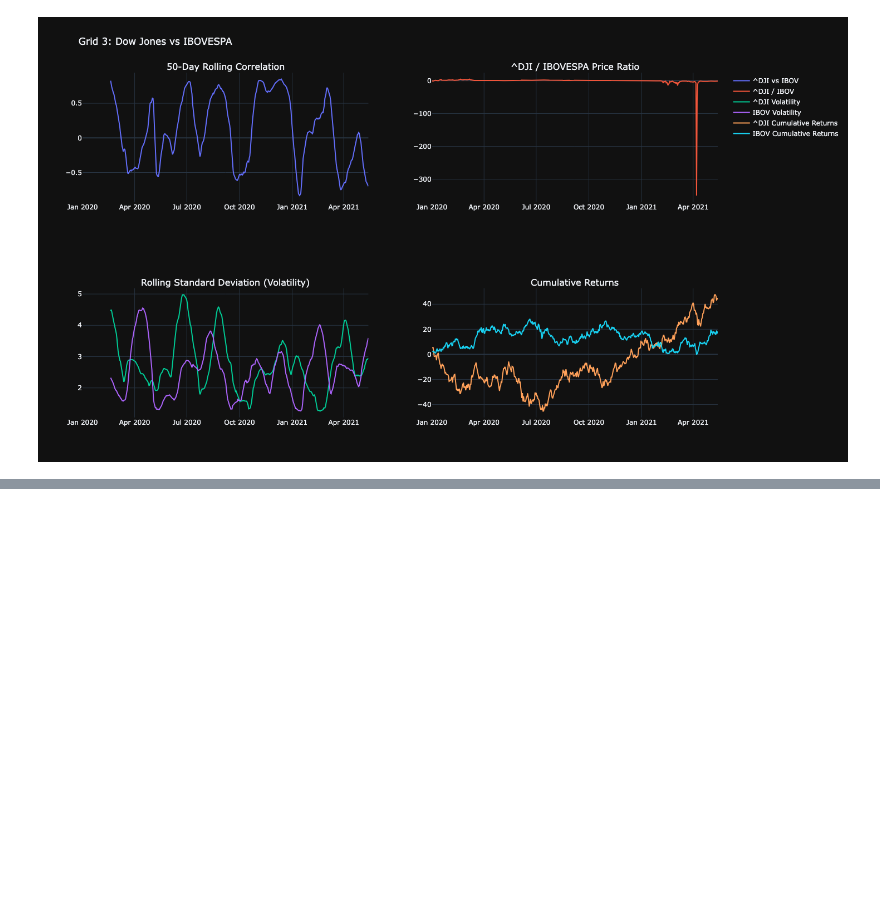
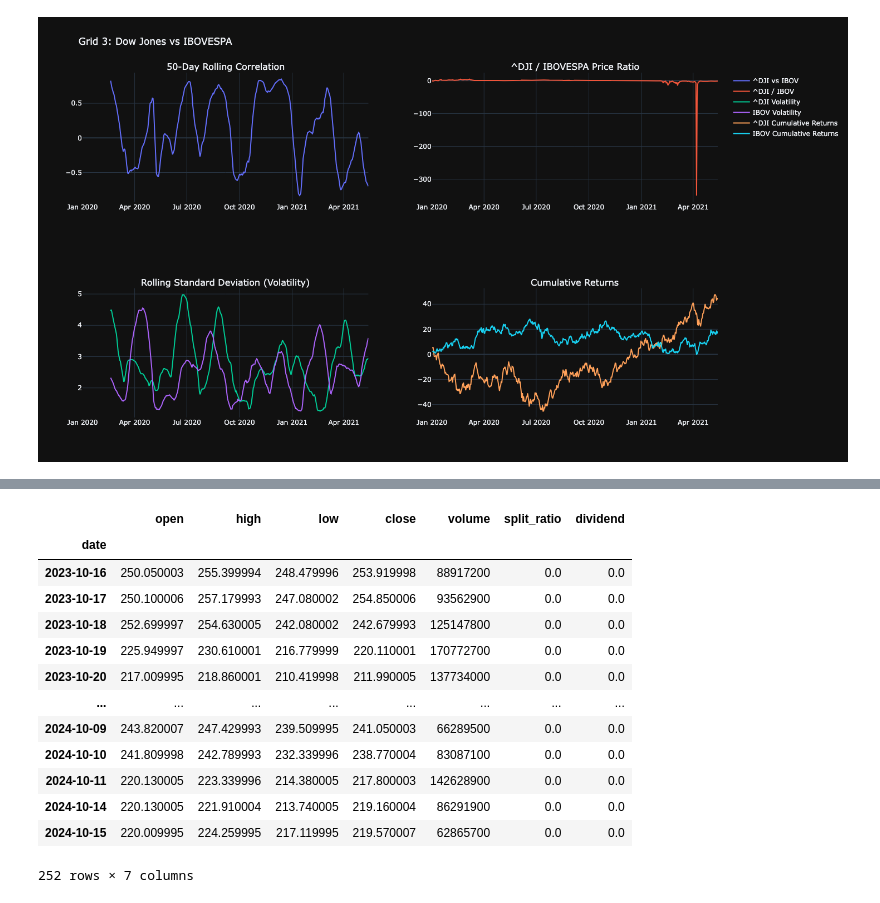
Before and after one commit to igor17400/alpha-edge, a Jupyter notebook: notebooks/study.ipynb, the cells around one changed output, grey strips where cells are left out. Saved outputs shown, nothing was run; the diff lists cells and outputs as text; code cells hidden in the pictures; blank space fills up the shorter version.

```diff
--- a/notebooks/study.ipynb
+++ b/notebooks/study.ipynb
@@ -374,0 +427,21 @@ fig3.show()
+# %%
+# List of top US companies
+tickers = ["AAPL", "MSFT", "AMZN", "GOOGL", "TSLA", "META"]
+provider = "yfinance"
+
+data_store = {}  # Dictionary to store dataframes for each ticker
+
+for ticker in tickers:
+    print(f"--- Getting {ticker} info ---")
+    # Load stock data
+    df = load_stock_data(
+        ticker,  provider=provider
+    )
+    print(df.shape)
+
+    # Store monthly return DataFrame in the dictionary
+    data_store[ticker] = {
+        "df": df,
+        # "monthly_changes": monthly_return,
+        # "options_data": load_options_data(ticker, provider)
+    }
@@ -374,0 +461,19 @@ fig3.show()
+# %%
+df_ = data_store["TSLA"]["df"]
+df_.index = pd.to_datetime(df_.index)
+df_
+# %% [output]
+|  | open | high | low | close | volume | split_ratio | dividend |
+| date |  |  |  |  |  |  |  |
+| 2023-10-16 | 250.050003 | 255.399994 | 248.479996 | 253.919998 | 88917200 | 0.0 | 0.0 |
+| 2023-10-17 | 250.100006 | 257.179993 | 247.080002 | 254.850006 | 93562900 | 0.0 | 0.0 |
+| 2023-10-18 | 252.699997 | 254.630005 | 242.080002 | 242.679993 | 125147800 | 0.0 | 0.0 |
+| 2023-10-19 | 225.949997 | 230.610001 | 216.779999 | 220.110001 | 170772700 | 0.0 | 0.0 |
+| 2023-10-20 | 217.009995 | 218.860001 | 210.419998 | 211.990005 | 137734000 | 0.0 | 0.0 |
+| ... | ... | ... | ... | ... | ... | ... | ... |
+| 2024-10-09 | 243.820007 | 247.429993 | 239.509995 | 241.050003 | 66289500 | 0.0 | 0.0 |
+| 2024-10-10 | 241.809998 | 242.789993 | 232.339996 | 238.770004 | 83087100 | 0.0 | 0.0 |
+| 2024-10-11 | 220.130005 | 223.339996 | 214.380005 | 217.800003 | 142628900 | 0.0 | 0.0 |
+| 2024-10-14 | 220.130005 | 221.910004 | 213.740005 | 219.160004 | 86291900 | 0.0 | 0.0 |
+| 2024-10-15 | 220.009995 | 224.259995 | 217.119995 | 219.570007 | 62865700 | 0.0 | 0.0 |
+252 rows × 7 columns
```
Also changed, not shown: parts of 20 cells of this notebook, 44 other files.
